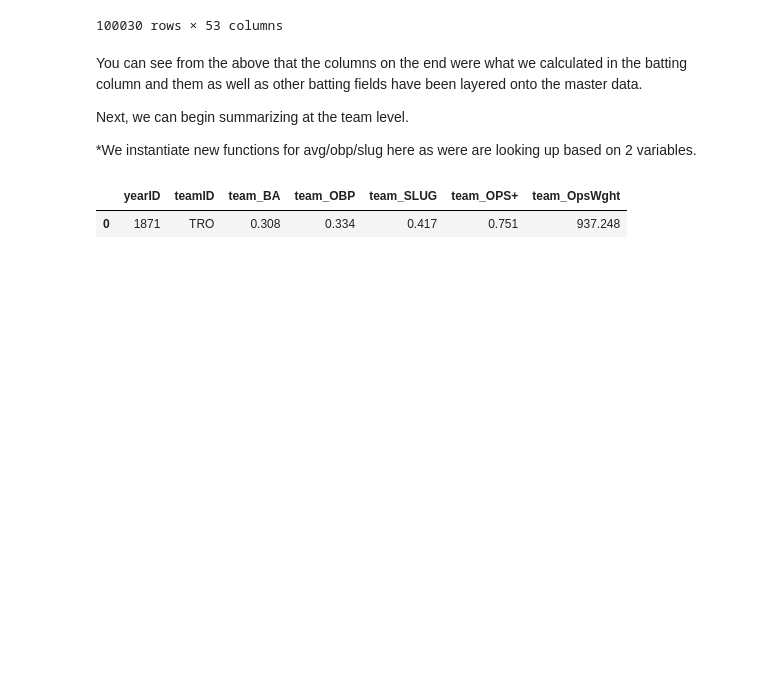
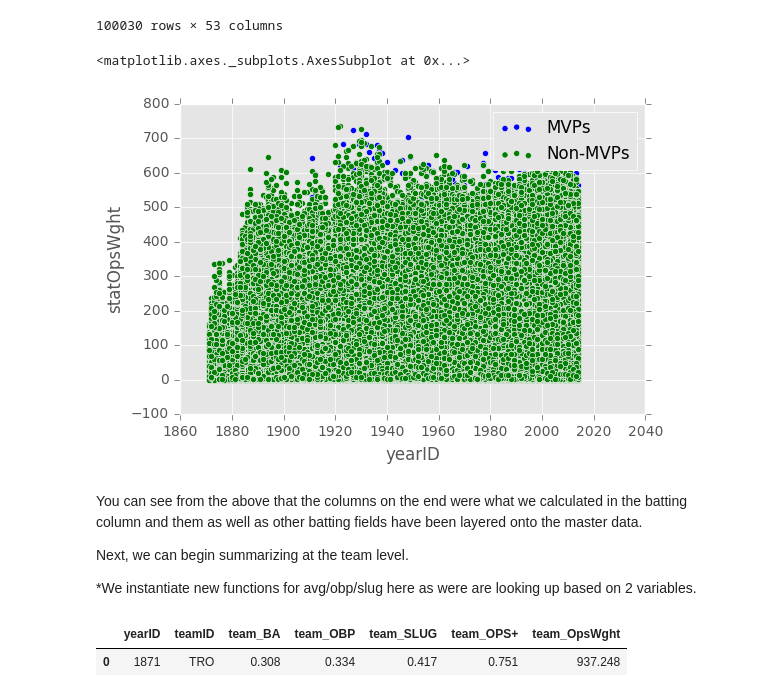
Before and after one commit to garrettbusch15/P2-Baseball-Analysis-Project, a Jupyter notebook: P2 Project Baseball.ipynb, the cells around one changed output. Drawn from its saved outputs; the diff is of its cells as text; code cells hidden in the pictures; blank space fills up the shorter version.

```diff
--- a/P2 Project Baseball.ipynb
+++ b/P2 Project Baseball.ipynb
@@ -223,6 +261,13 @@ master_player_season
 | 100028 | zwilldu01 | 1888.0 | 11.0 | 2.0 | USA | MO | St. Louis | 1978.0 | 3.0 | ... |
 | 100029 | zwilldu01 | 1888.0 | 11.0 | 2.0 | USA | MO | St. Louis | 1978.0 | 3.0 | ... |
 100030 rows × 53 columns
+# %%
+mp1 = master_player_season.groupby(['statOpsWght','yearID']).head(10)
+ax = mp1.query('MVP==1').plot.scatter(x='yearID', y='statOpsWght', color='Blue', label='MVPs')
+mp1.query('MVP==0').plot.scatter(x='yearID', y='statOpsWght', color='Green', label='Non-MVPs', ax=ax)
+# %% [output]
+<matplotlib.axes._subplots.AxesSubplot at 0x...>
+[figure, added]
 # %% [markdown]
 You can see from the above that the columns on the end were what we calculated in the batting column and them as well as other batting fields have been layered onto the master data.
 
```
Also changed, not shown: parts of 7 cells of this notebook.
